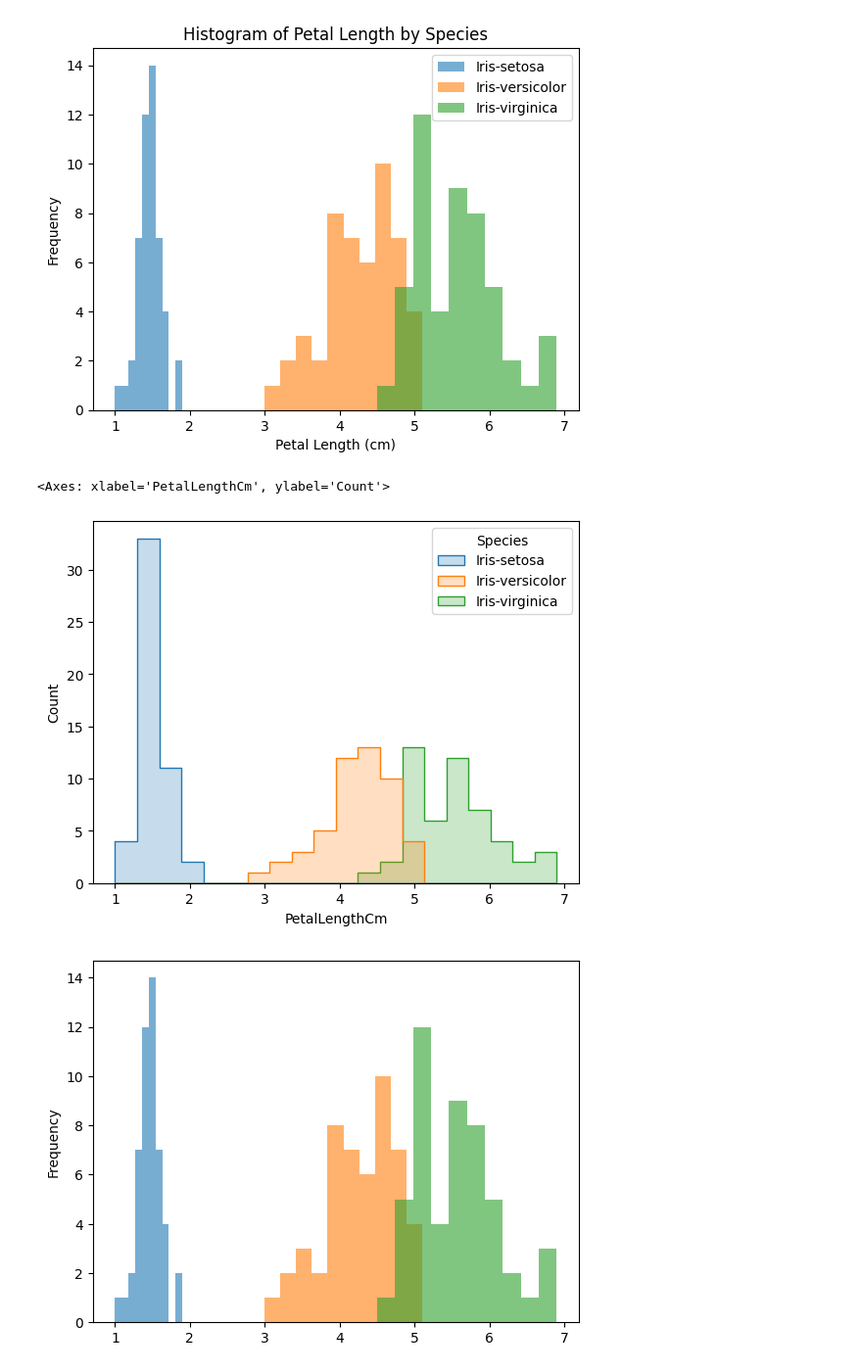
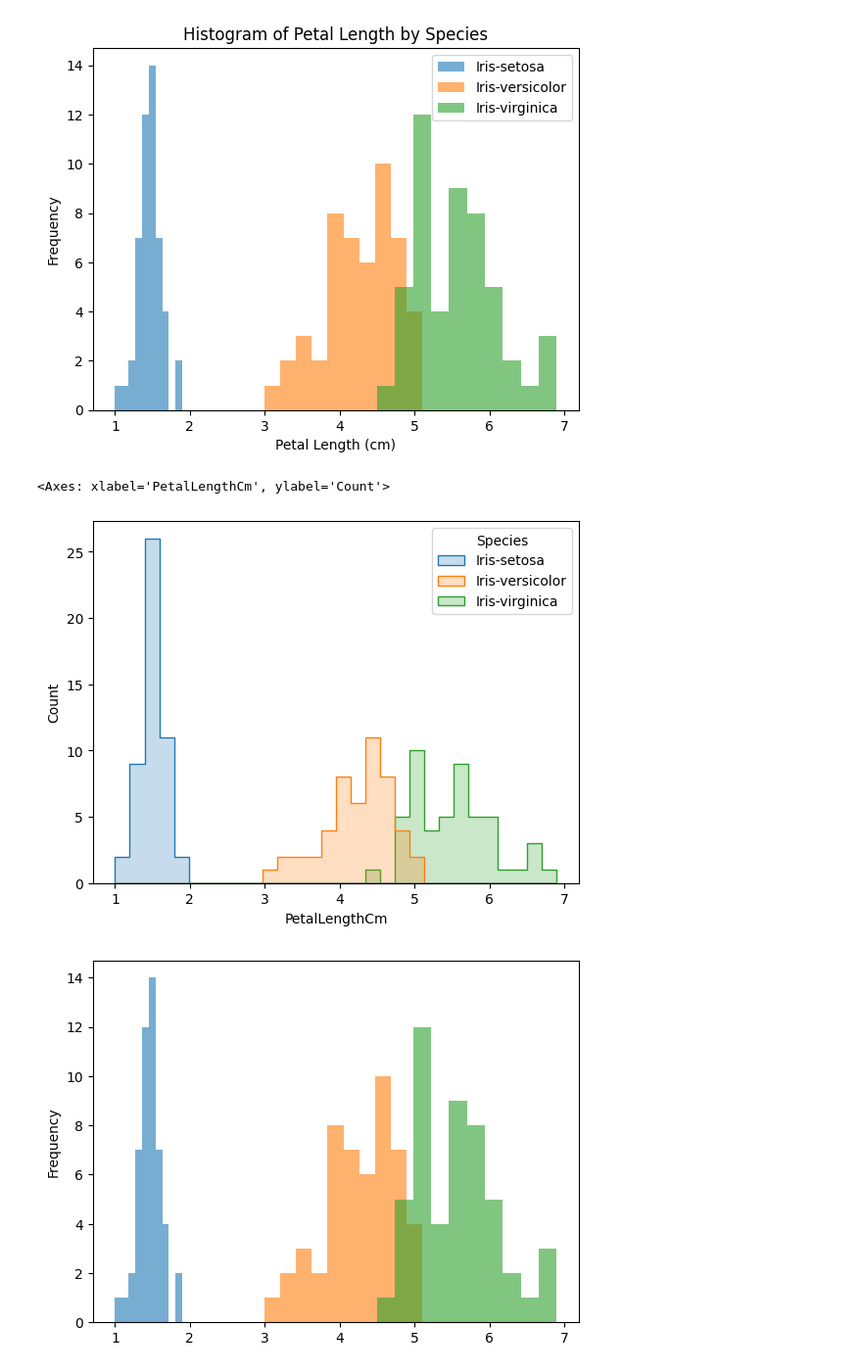
Before and after one commit to ave-bell/Clinical_TLB_2023-2024, a Jupyter notebook: Python_for_Data_Science/Chapter2_DataVisualization.ipynb, the cells around one changed output. Shown: that part at 98% size. Cells and saved outputs as stored; diff of their text form; code cells hidden in the pictures.

```diff
--- a/Python_for_Data_Science/Chapter2_DataVisualization.ipynb
+++ b/Python_for_Data_Science/Chapter2_DataVisualization.ipynb
@@ -105,10 +102,10 @@ plt.show()
 # %% [output]
 [figure]
 # %%
-sns.histplot(data=iris_df, x='PetalLengthCm', hue='Species', bins=20, element='step', )
+sns.histplot(data=iris_df, x='PetalLengthCm', hue='Species', bins=30, element='step', )
 # %% [output]
 <Axes: xlabel='PetalLengthCm', ylabel='Count'>
-[figure, old version]
+[figure, new version]
 # %%
 fig, ax = plt.subplots()
 
```
Also changed, not shown: parts of 2 cells of this notebook, 9 other files.
